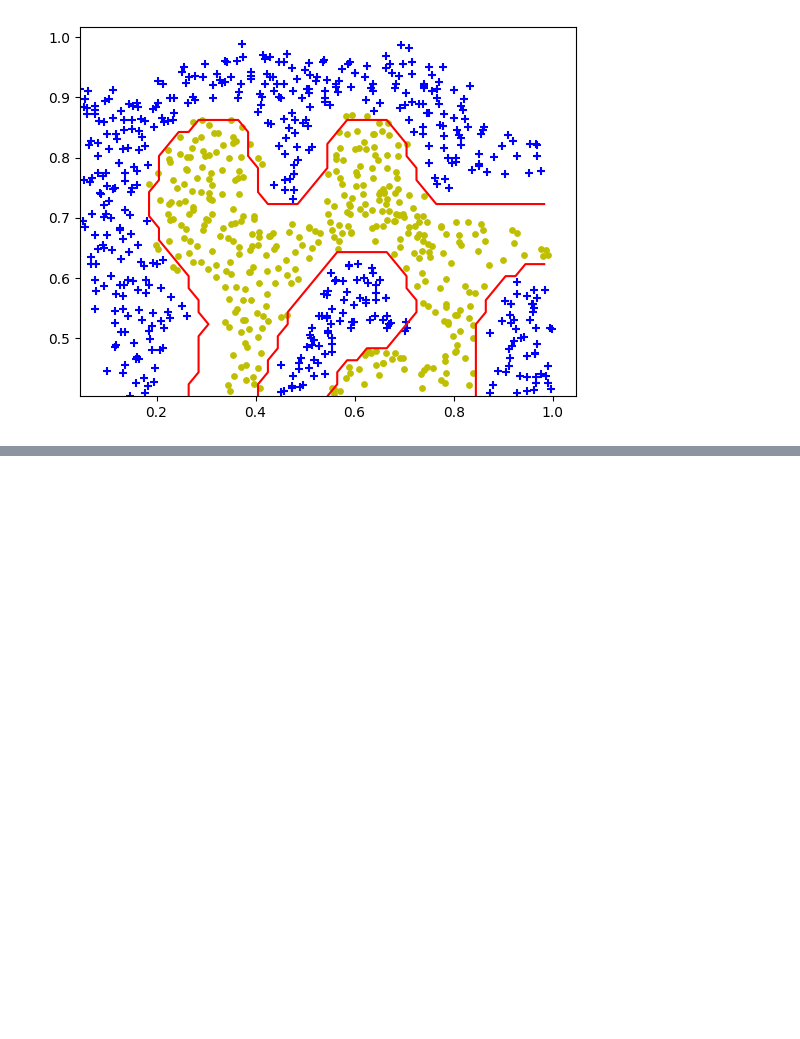
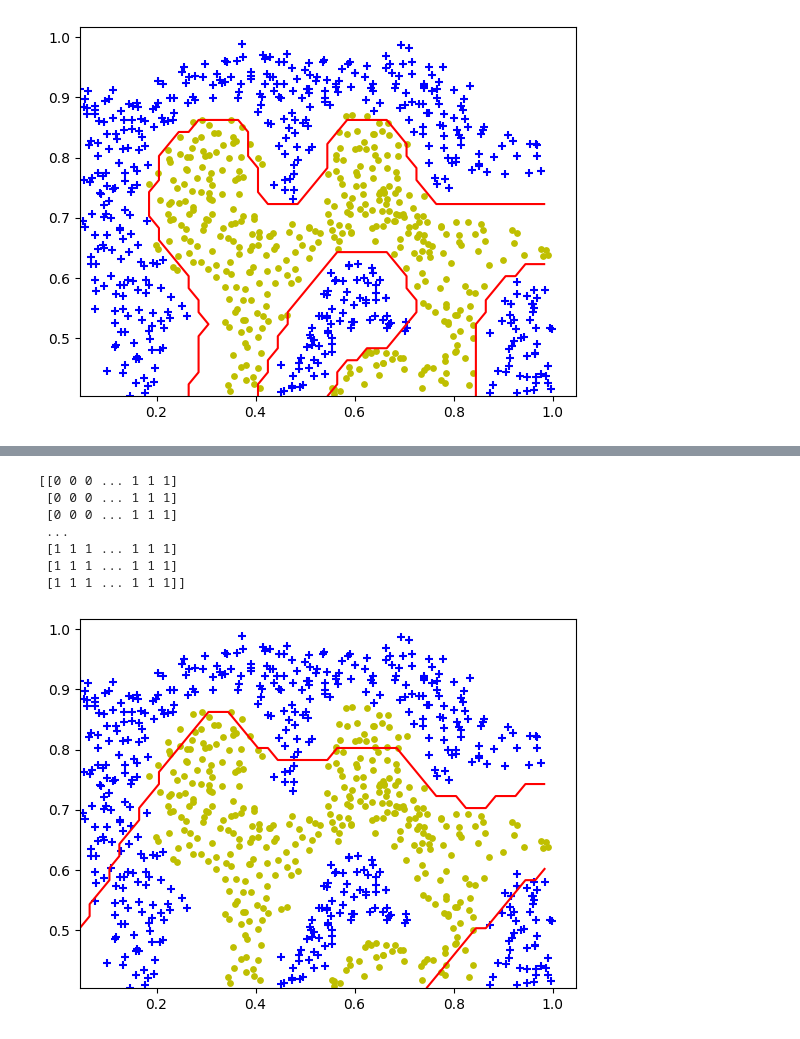
Before and after one commit to juruohejiarui/Homework, a Jupyter notebook: DSAA2011/Lab07/Lab07.ipynb, the cells around one changed output, grey strips where cells are left out. Saved outputs shown, nothing was run; the diff lists cells and outputs as text; code cells hidden in the pictures; blank space fills up the shorter version.

```diff
--- a/DSAA2011/Lab07/Lab07.ipynb
+++ b/DSAA2011/Lab07/Lab07.ipynb
@@ -318,4 +330,17 @@ visualize_boundary(clf, X['x1'].min(), X['x1'].max(), X['x2'].min(), X['x2'].max
 # %%
 # 4. Try to chose different kernel functions and compare the results
 # ===================== Your Code Here =====================
 # ==========================================================
+clf = svm.SVC(kernel='poly', degree=6)
+clf.fit(X.values, y.values)
+plot_data(X.values, y.values)
+visualize_boundary(clf, X['x1'].min(), X['x1'].max(), X['x2'].min(), X['x2'].max())
+# %% [output]
+[[0 0 0 ... 1 1 1]
+ [0 0 0 ... 1 1 1]
+ [0 0 0 ... 1 1 1]
+ ...
+ [1 1 1 ... 1 1 1]
+ [1 1 1 ... 1 1 1]
+ [1 1 1 ... 1 1 1]]
+[figure, added]
```
Also changed, not shown: parts of 1 cell of this notebook, 1 other file.
